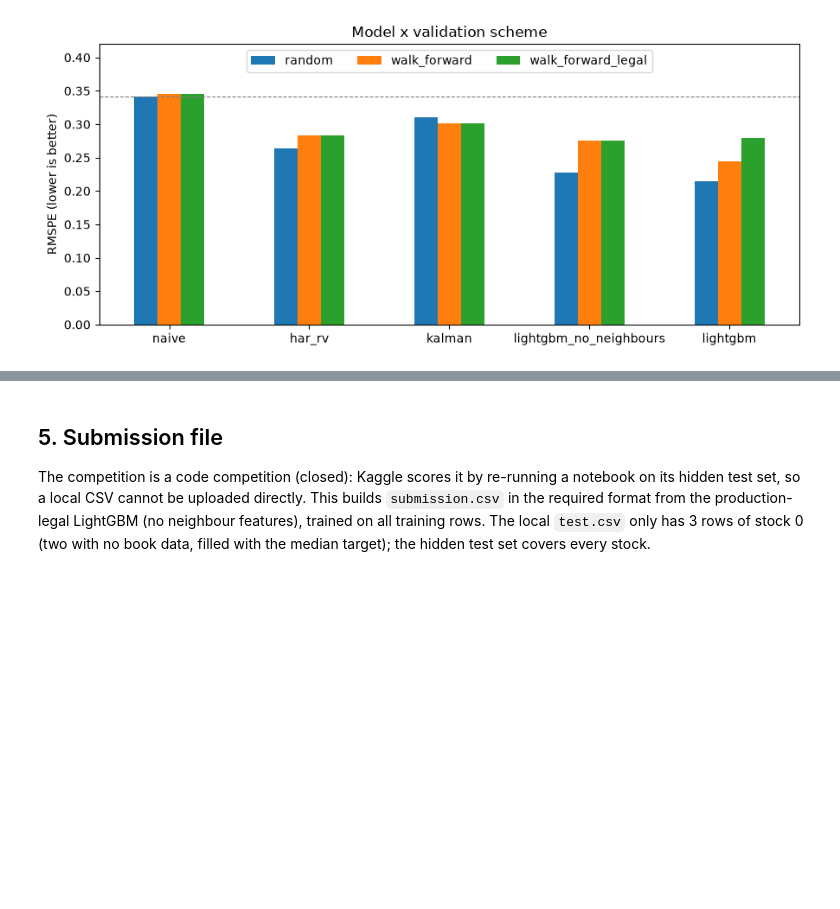
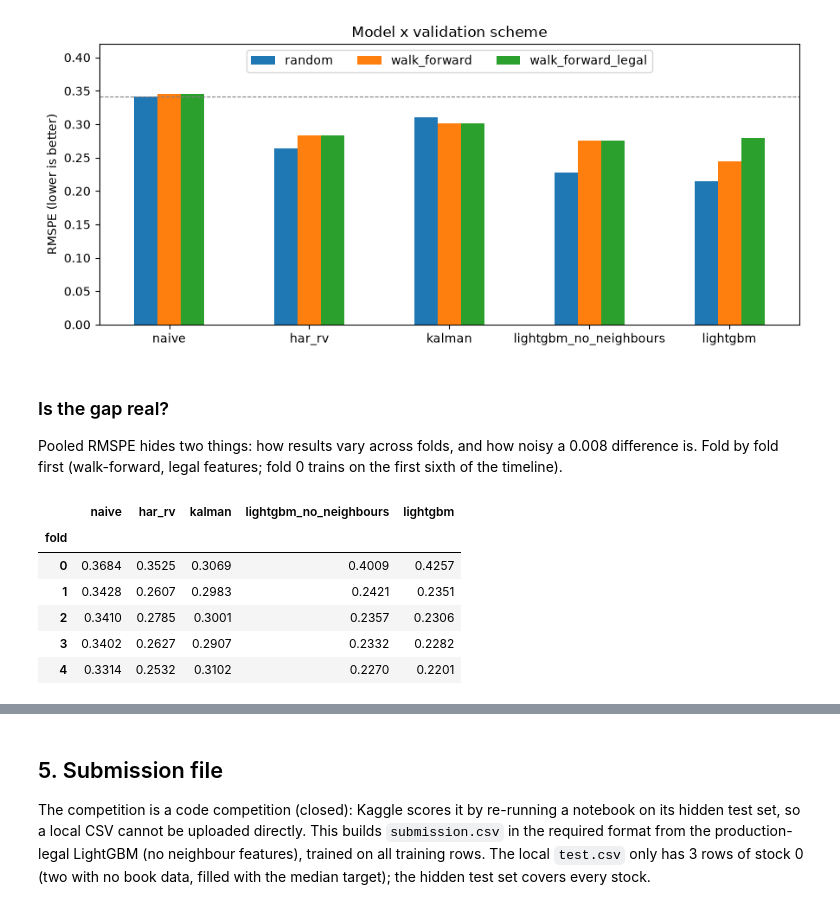
Before and after one commit to nabilely19/orderbook-realized-vol, a Jupyter notebook: notebooks/02_full_pipeline.ipynb, the cells around one changed output, grey strips where cells are left out. Saved outputs shown, nothing was run; the diff lists cells and outputs as text; code cells hidden in the pictures; blank space fills up the shorter version.

```diff
--- a/notebooks/02_full_pipeline.ipynb
+++ b/notebooks/02_full_pipeline.ipynb
@@ -155,3 +159,18 @@ plt.tight_layout()
 plt.savefig(REPORTS / "results.png", dpi=120)
 # %% [output]
 [figure]
+# %% [markdown]
+### Is the gap real?
+
+Pooled RMSPE hides two things: how results vary across folds, and how noisy a 0.008 difference is.
+Fold by fold first (walk-forward, legal features; fold 0 trains on the first sixth of the timeline).
+# %%
+fold_table(preds["walk_forward_legal"], MODELS).round(4)
+# %% [output]
+|  | naive | har_rv | kalman | lightgbm_no_neighbours | lightgbm |
+| fold |  |  |  |  |  |
+| 0 | 0.3684 | 0.3525 | 0.3069 | 0.4009 | 0.4257 |
+| 1 | 0.3428 | 0.2607 | 0.2983 | 0.2421 | 0.2351 |
+| 2 | 0.3410 | 0.2785 | 0.3001 | 0.2357 | 0.2306 |
+| 3 | 0.3402 | 0.2627 | 0.2907 | 0.2332 | 0.2282 |
+| 4 | 0.3314 | 0.2532 | 0.3102 | 0.2270 | 0.2201 |
```
Also changed, not shown: parts of 6 cells of this notebook, 8 other files.
